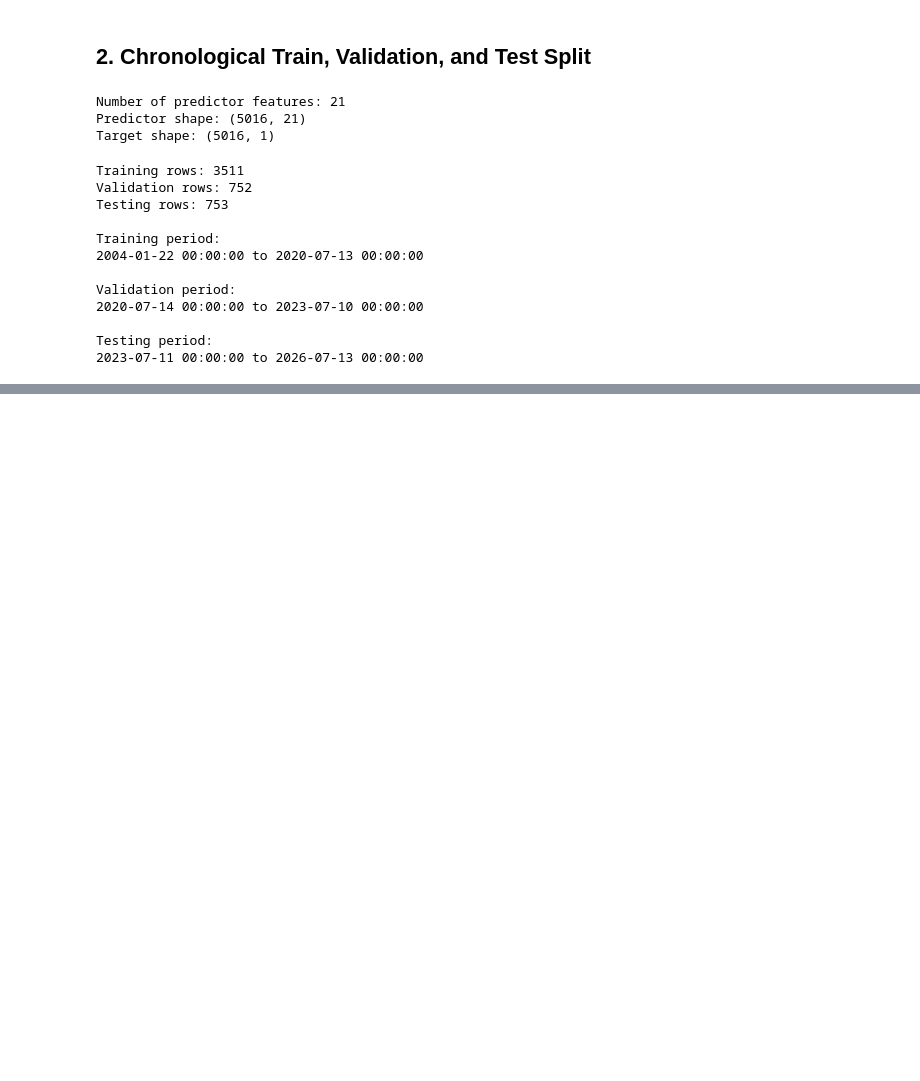
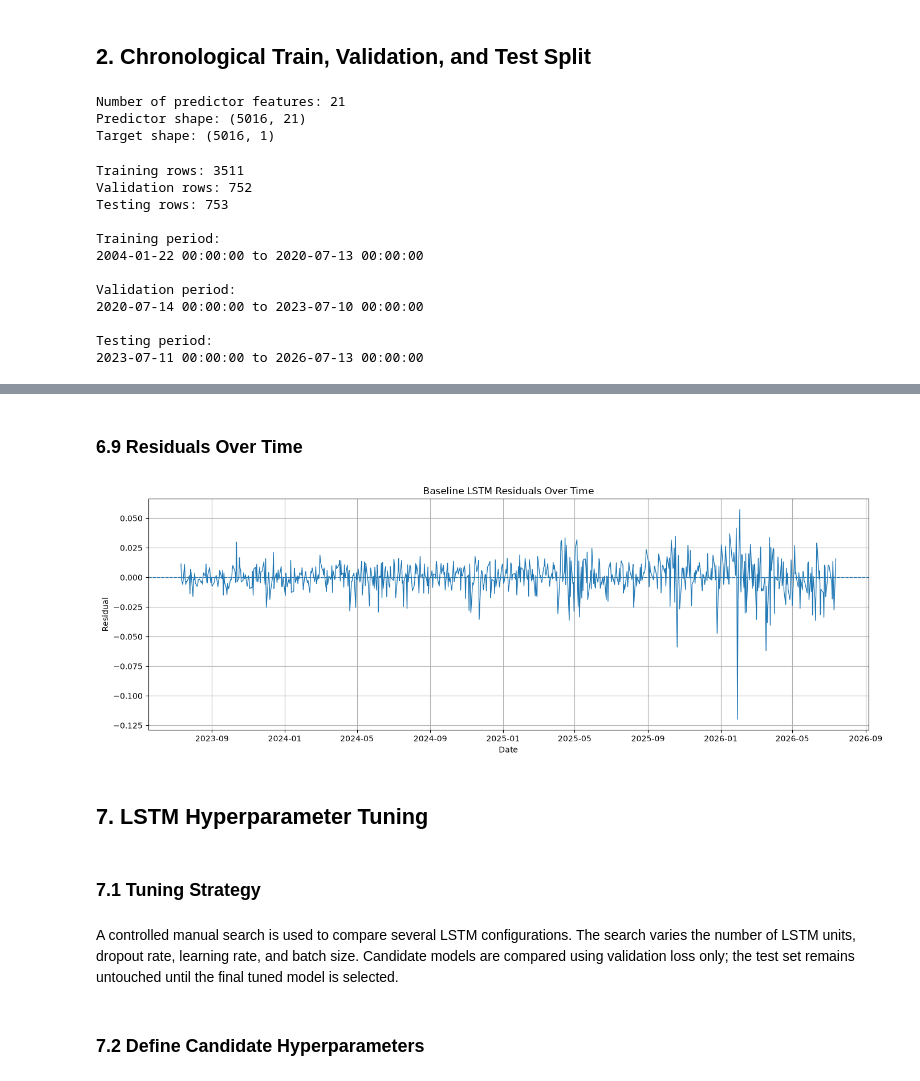
Before and after one commit to khgaurav/macro-commodity-ml, a Jupyter notebook: lstm_gold_prediction.ipynb, the cells around one changed output, grey strips where cells are left out. Cells and saved outputs as stored; diff of their text form; code cells hidden in the pictures; blank space fills up the shorter version.

```diff
--- a/lstm_gold_prediction.ipynb
+++ b/lstm_gold_prediction.ipynb
@@ -125,0 +495,8 @@ Testing period:
+# %%
+baseline_predictions = pd.DataFrame({
+    "Date": test_dates,
+    "Actual_Return": y_test_actual,
+    "Predicted_Return": y_test_pred
+})
+
+baseline_predictions.head()
@@ -125,0 +512,15 @@ Testing period:
+# %%
+baseline_predictions["Residual"] = (
+    baseline_predictions["Actual_Return"]
+    - baseline_predictions["Predicted_Return"]
+)
+
+print(
+    baseline_predictions[
+        [
+            "Actual_Return",
+            "Predicted_Return",
+            "Residual"
+        ]
+    ].describe()
+)
@@ -125,0 +537,34 @@ Testing period:
+# %% [markdown]
+### 6.9 Residuals Over Time
+# %%
+plt.figure(figsize=(14, 5))
+
+plt.plot(
+    baseline_predictions["Date"],
+    baseline_predictions["Residual"],
+    linewidth=1
+)
+
+plt.axhline(
+    y=0,
+    linestyle="--",
+    linewidth=1
+)
+
+plt.xlabel("Date")
+plt.ylabel("Residual")
+plt.title("Baseline LSTM Residuals Over Time")
+plt.grid(True)
+
+plt.tight_layout()
+plt.show()
+# %% [output]
+[figure, added]
+# %% [markdown]
+## 7. LSTM Hyperparameter Tuning
+# %% [markdown]
+### 7.1 Tuning Strategy
+# %% [markdown]
+A controlled manual search is used to compare several LSTM configurations. The search varies the number of LSTM units, dropout rate, learning rate, and batch size. Candidate models are compared using validation loss only; the test set remains untouched until the final tuned model is selected.
+# %% [markdown]
+### 7.2 Define Candidate Hyperparameters
```
Also changed, not shown: parts of 64 cells of this notebook, 3 other files.
